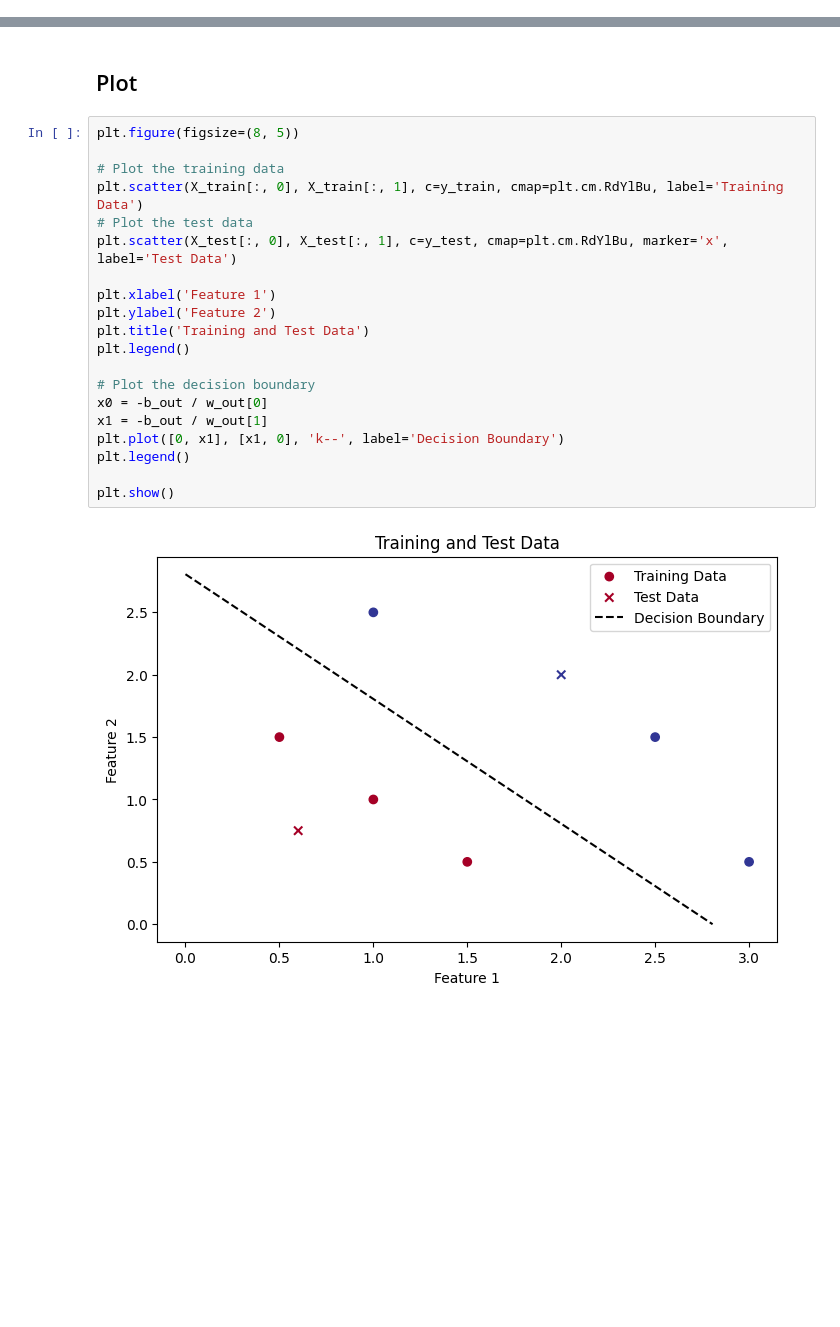
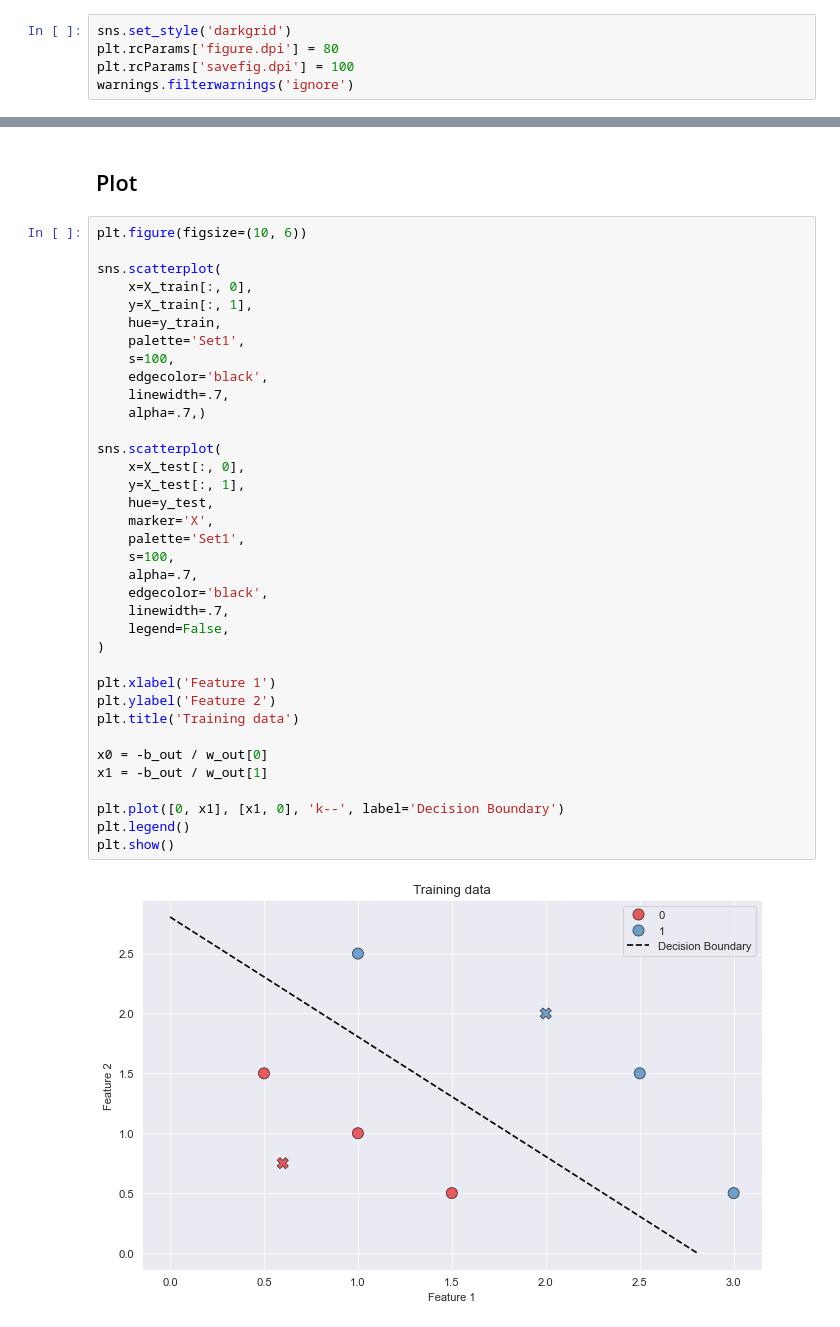
Before and after one commit to Erik172/machine-learning-engineer, a Jupyter notebook: notebooks/logistic_regression/01_logistic_regression_scratch.ipynb, the cells around one changed output, grey strips where cells are left out. Cells and saved outputs as stored; diff of their text form; blank space fills up the shorter version.

```diff
--- a/notebooks/logistic_regression/01_logistic_regression_scratch.ipynb
+++ b/notebooks/logistic_regression/01_logistic_regression_scratch.ipynb
@@ -6,3 +8,8 @@ import matplotlib.pyplot as plt
+# %%
+sns.set_style('darkgrid')
+plt.rcParams['figure.dpi'] = 80
+plt.rcParams['savefig.dpi'] = 100
+warnings.filterwarnings('ignore')
 # %%
 X_train = np.array([[0.5, 1.5], [.6,.75], [1,1], [1.5, 0.5], [3, 0.5], [2, 2], [1, 2.5], [2.5, 1.5]])
 y_train = np.array([0, 0, 0, 0, 1, 1, 1, 1])
@@ -174,24 +236,40 @@ Test Accuracy: 1.0
 # %% [markdown]
 ## Plot
 # %%
-plt.figure(figsize=(8, 5))
+plt.figure(figsize=(10, 6))
 
-# Plot the training data
-plt.scatter(X_train[:, 0], X_train[:, 1], c=y_train, cmap=plt.cm.RdYlBu, label='Training Data')
-# Plot the test data
-plt.scatter(X_test[:, 0], X_test[:, 1], c=y_test, cmap=plt.cm.RdYlBu, marker='x', label='Test Data')
+sns.scatterplot(
+    x=X_train[:, 0],
+    y=X_train[:, 1],
+    hue=y_train,
+    palette='Set1',
+    s=100,
+    edgecolor='black',
+    linewidth=.7,
+    alpha=.7,)
+
+sns.scatterplot(
+    x=X_test[:, 0],
+    y=X_test[:, 1],
+    hue=y_test,
+    marker='X',
+    palette='Set1',
+    s=100,
+    alpha=.7,
+    edgecolor='black',
+    linewidth=.7,
+    legend=False,
+)
 
 plt.xlabel('Feature 1')
 plt.ylabel('Feature 2')
-plt.title('Training and Test Data')
-plt.legend()
+plt.title('Training data')
 
-# Plot the decision boundary
 x0 = -b_out / w_out[0]
 x1 = -b_out / w_out[1]
+
 plt.plot([0, x1], [x1, 0], 'k--', label='Decision Boundary')
 plt.legend()
-
 plt.show()
 # %% [output]
-[figure, old version]
+[figure, new version]
```
Also changed, not shown: parts of 5 cells of this notebook, 1 other file.
